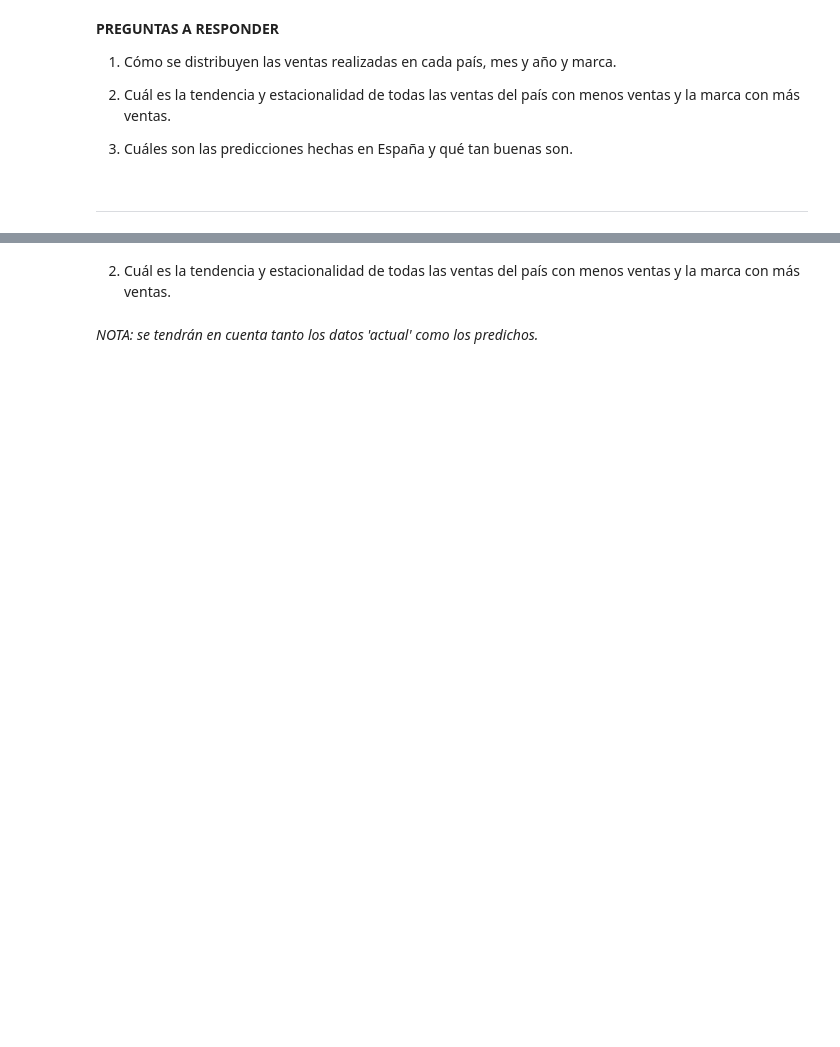
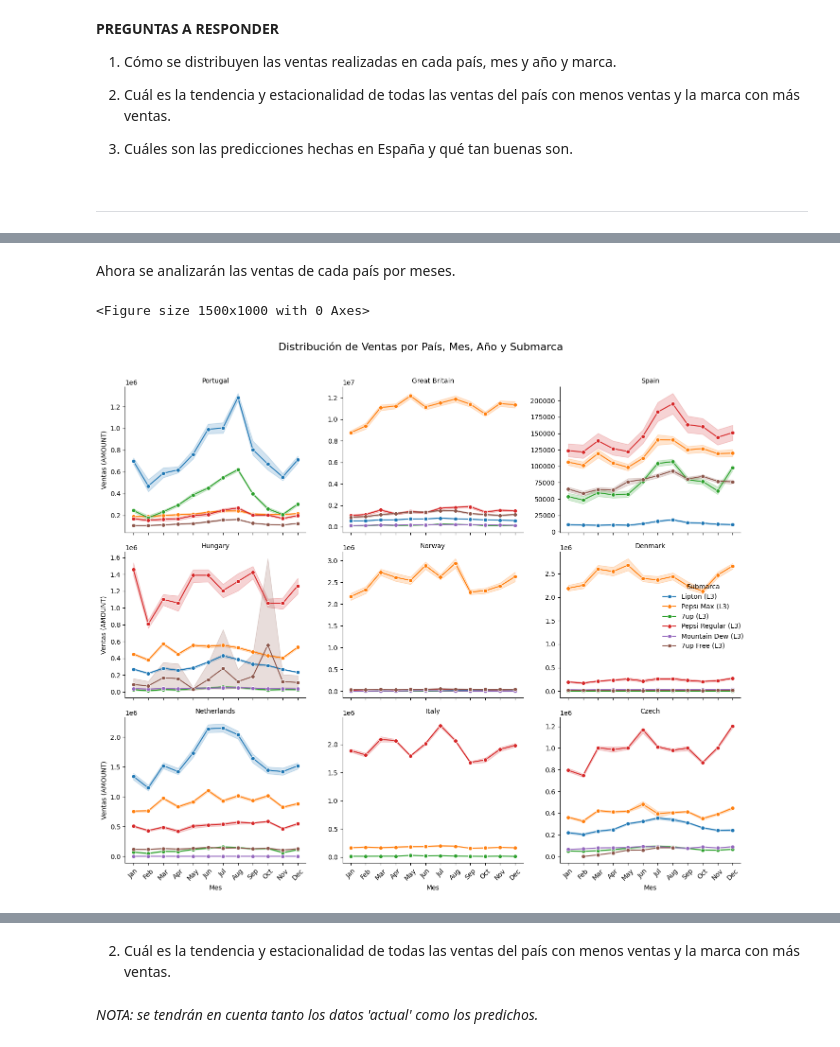
Before and after one commit to luciadeangulo/UFV-Visualizacion, a Jupyter notebook: ejercicios_clase/clase2.ipynb, the cells around one changed output, grey strips where cells are left out. Cells and saved outputs as stored; diff of their text form; code cells hidden in the pictures; blank space fills up the shorter version.

```diff
--- a/ejercicios_clase/clase2.ipynb
+++ b/ejercicios_clase/clase2.ipynb
@@ -334,0 +410,31 @@ fig.show
+# %% [markdown]
+Ahora se analizarán las ventas de cada país por meses.
+# %%
+import matplotlib.pyplot as plt
+import seaborn as sns
+import numpy as np
+
+# Configuración de gráficos para ajustar el tamaño
+plt.figure(figsize=(15, 10))
+
+# Crear un FacetGrid para mostrar la distribución de ventas por país, mes, año y sub-marca
+g = sns.FacetGrid(df, col="COUNTRY", hue="SUBBRAND", col_wrap=3, height=4, sharey=False)
+g.map(sns.lineplot, "MONTH", "AMOUNT", marker="o")
+
+# Añadir leyenda y títulos
+g.add_legend(title="Submarca")
+g.set_axis_labels("Mes", "Ventas (AMOUNT)")
+g.set_titles("{col_name}")
+
+# Configurar los ticks del eje X para que muestren los meses de 1 a 12
+for ax in g.axes.flat:
+    ax.set_xticks(np.arange(1, 13, 1))  # Mostrar del 1 al 12 para representar los meses
+    ax.set_xticklabels(['Jan', 'Feb', 'Mar', 'Apr', 'May', 'Jun', 'Jul', 'Aug', 'Sep', 'Oct', 'Nov', 'Dec'], rotation=45)
+
+# Título y ajuste de la visualización
+plt.suptitle("Distribución de Ventas por País, Mes, Año y Submarca", fontsize=16)
+plt.tight_layout(rect=[0, 0, 1, 0.96])
+plt.show()
+# %% [output]
+<Figure size 1500x1000 with 0 Axes>
+[figure, added]
```
Also changed, not shown: parts of 19 cells of this notebook.
